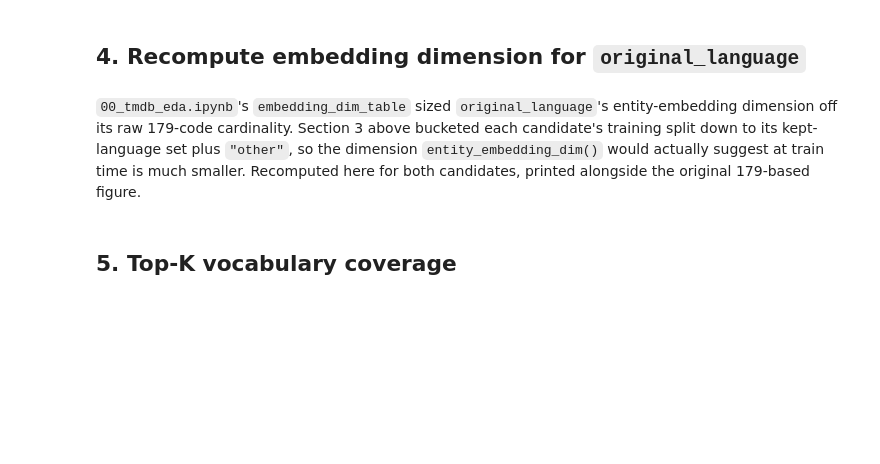
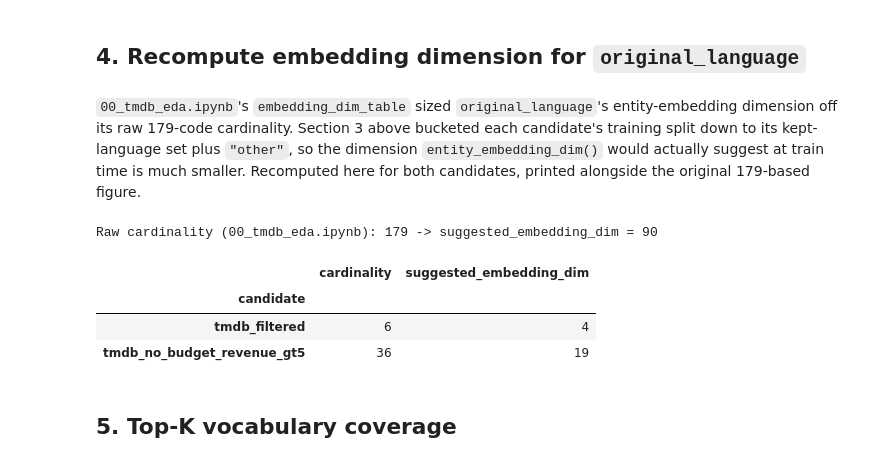
Before and after one commit to Sana-Shikalgar/tabular-embeddings, a Jupyter notebook: notebooks/03_feature_split.ipynb, the cells around one changed output. Saved outputs shown, nothing was run; the diff lists cells and outputs as text; code cells hidden in the pictures; blank space fills up the shorter version.

```diff
--- a/notebooks/03_feature_split.ipynb
+++ b/notebooks/03_feature_split.ipynb
@@ -96,13 +116,13 @@ def assert_split_integrity(original_df, train_df, val_df, test_df, id_col="id"):
     assert not (train_ids & test_ids), "id overlap between train and test"
     assert not (val_ids & test_ids), "id overlap between val and test"
 # %%
-tmdb_br_gt0_train, tmdb_br_gt0_val, tmdb_br_gt0_test = stratified_three_way_split(
-    tmdb_budget_revenue_gt0,
+tmdb_filtered_train, tmdb_filtered_val, tmdb_filtered_test = stratified_three_way_split(
+    tmdb_filtered,
     stratify_col="original_language",
     train_size=0.8, val_size=0.1, test_size=0.1,
 )
 assert_split_integrity(
-    tmdb_budget_revenue_gt0, tmdb_br_gt0_train, tmdb_br_gt0_val, tmdb_br_gt0_test
+    tmdb_filtered, tmdb_filtered_train, tmdb_filtered_val, tmdb_filtered_test
 )
 
 tmdb_nbr_gt5_train, tmdb_nbr_gt5_val, tmdb_nbr_gt5_test = stratified_three_way_split(
@@ -114,10 +134,10 @@ assert_split_integrity(
     tmdb_no_budget_revenue_gt5, tmdb_nbr_gt5_train, tmdb_nbr_gt5_val, tmdb_nbr_gt5_test
 )
 
-print("tmdb_budget_revenue_gt0 (80/10/10):")
-print(f"  train: {tmdb_br_gt0_train.shape}")
-print(f"  val:   {tmdb_br_gt0_val.shape}")
-print(f"  test:  {tmdb_br_gt0_test.shape}")
+print("tmdb_filtered (80/10/10):")
+print(f"  train: {tmdb_filtered_train.shape}")
+print(f"  val:   {tmdb_filtered_val.shape}")
+print(f"  test:  {tmdb_filtered_test.shape}")
 
 print("tmdb_no_budget_revenue_gt5 (70/15/15):")
 print(f"  train: {tmdb_nbr_gt5_train.shape}")
@@ -239,24 +292,30 @@ for candidate_name, splits in bucketed_splits.items():
 # %%
 RAW_LANGUAGE_CARDINALITY = 179
 raw_embedding_dim = entity_embedding_dim(RAW_LANGUAGE_CARDINALITY)
 
 post_binning_cardinality = {
-    "tmdb_budget_revenue_gt0": len(br_gt0_kept_languages) + 1,  # +1 for "other"
+    "tmdb_filtered": len(br_gt0_kept_languages) + 1,  # +1 for "other"
     "tmdb_no_budget_revenue_gt5": len(nbr_gt5_kept_languages) + 1,
 }
 
 embedding_dim_comparison = pd.DataFrame(
     {
         "cardinality": post_binning_cardinality,
         "suggested_embedding_dim": {
             name: entity_embedding_dim(card) for name, card in post_binning_cardinality.items()
         },
     }
 )
 embedding_dim_comparison.index.name = "candidate"
 
 print(f"Raw cardinality (00_tmdb_eda.ipynb): {RAW_LANGUAGE_CARDINALITY} -> suggested_embedding_dim = {raw_embedding_dim}")
 embedding_dim_comparison
+# %% [output]
+Raw cardinality (00_tmdb_eda.ipynb): 179 -> suggested_embedding_dim = 90
+|  | cardinality | suggested_embedding_dim |
+| candidate |  |  |
+| tmdb_filtered | 6 | 4 |
+| tmdb_no_budget_revenue_gt5 | 36 | 19 |
 # %% [markdown]
 ## 5. Top-K vocabulary coverage
 # %% [markdown]
```
Also changed, not shown: parts of 18 cells of this notebook, 14 other files.
